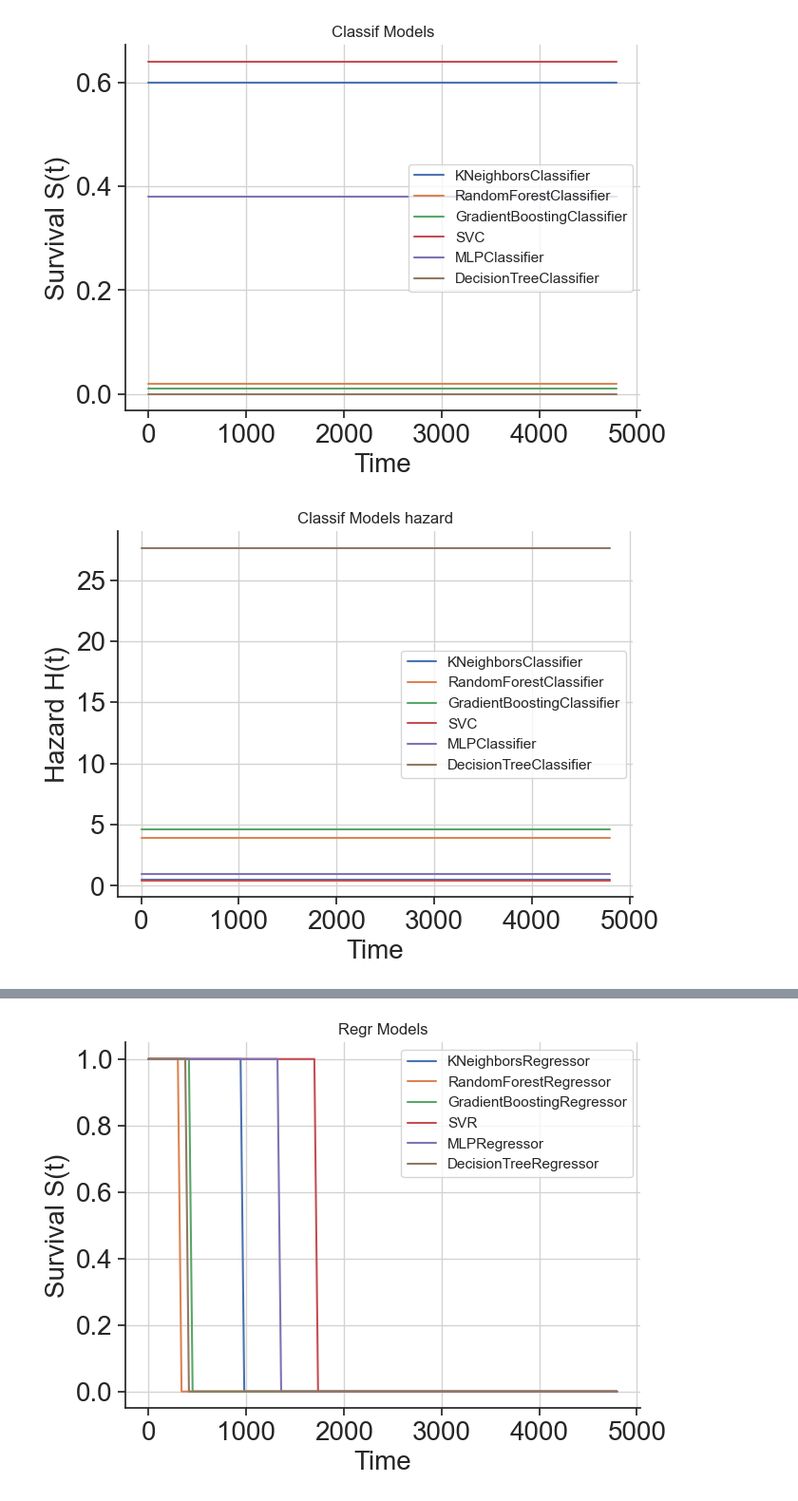
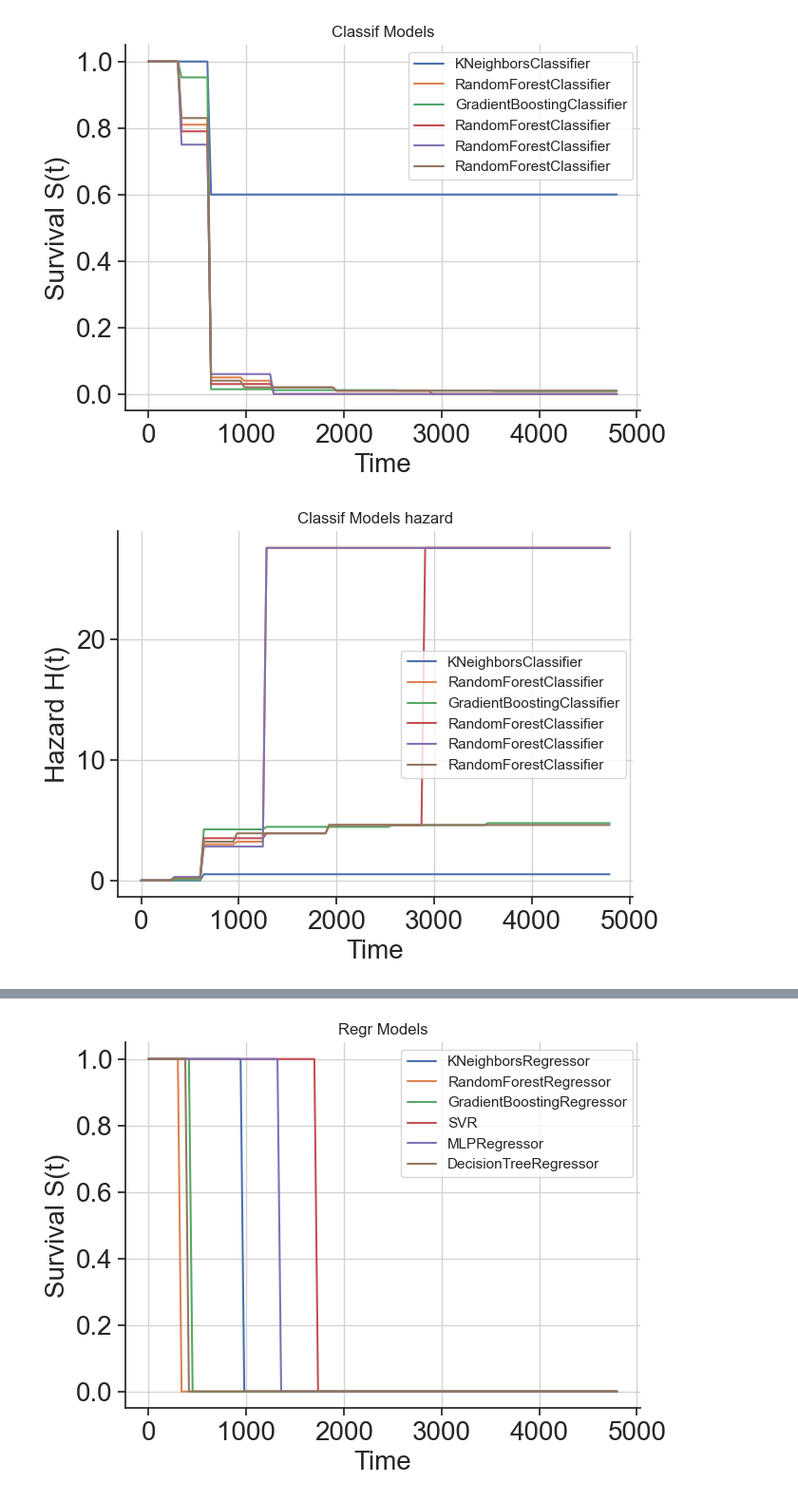
Before and after one commit to DimonZhi/SAWrap, a Jupyter notebook: wrap.ipynb, the cells around one changed output, grey strips where cells are left out. Shown at 95% size. Drawn from its saved outputs; the diff is of its cells as text; code cells hidden in the pictures.

Commit message:
PiecewiseClassifWrapSA

```diff
--- a/wrap.ipynb
+++ b/wrap.ipynb
@@ -373,37 +481,35 @@ from sklearn.neighbors import KNeighborsRegressor
 from sklearn.ensemble import RandomForestRegressor, GradientBoostingRegressor
 from sklearn.svm import SVR
 from sklearn.neural_network import MLPRegressor
 from sklearn.tree import DecisionTreeRegressor
 # lifelines — survival analysis
 from lifelines import KaplanMeierFitter, CoxPHFitter
 from lifelines import (
     WeibullAFTFitter,
     LogNormalAFTFitter,
     LogLogisticAFTFitter
 )
 # scikit-survival — survival analysis
 from sksurv.ensemble import RandomSurvivalForest, GradientBoostingSurvivalAnalysis
 from sksurv.ensemble import ComponentwiseGradientBoostingSurvivalAnalysis
 from sksurv.linear_model import CoxnetSurvivalAnalysis, CoxPHSurvivalAnalysis
 from lifelines import CoxPHFitter, ExponentialFitter, WeibullFitter, BreslowFlemingHarringtonFitter, LogLogisticFitter
 #survivors
 from survivors.ensemble import ParallelBootstrapCRAID, BoostingCRAID
 import survivors.datasets as ds
 from survivors.tree import CRAID
 
 X, y, features, categ, sch_nan = ds.load_pbc_dataset()
 X = X.fillna(0)
 m1 = ClassifWrapSA(KNeighborsClassifier()).fit(X, y)
 m2 = ClassifWrapSA(RandomForestClassifier()).fit(X, y)
 m3 = ClassifWrapSA(GradientBoostingClassifier()).fit(X, y)
-m4 = ClassifWrapSA(SVC()).fit(X, y)
-m5 = ClassifWrapSA(MLPClassifier()).fit(X, y)
-m6 = ClassifWrapSA(DecisionTreeClassifier()).fit(X, y)
-
-
+m4 = ClassifWrapSA(RandomForestClassifier()).fit(X, y)
+m6 = ClassifWrapSA(RandomForestClassifier(), piecewise_config= {"mode": "hinge", "features": {"age": [40, 50, 60],}}).fit(X,y)
+m5 = ClassifWrapSA(RandomForestClassifier(), piecewise_config= {"mode": "bins", "use_quantiles": True, "features": {"age": [0.25, 0.5, 0.75],}}).fit(X,y)
 
 plot_many([m1, m2, m3, m4, m5, m6], X, sample=0, title="Classif Models")
 plot_many([m1, m2, m3, m4, m5, m6], X, sample=0, title="Classif Models hazard", mode = "hazard")
 # %% [output]
-[figure, old version]
+[figure, new version]
-[figure, old version]
+[figure, new version]
```
Also changed, not shown: parts of 3 cells of this notebook, 9 other files.
